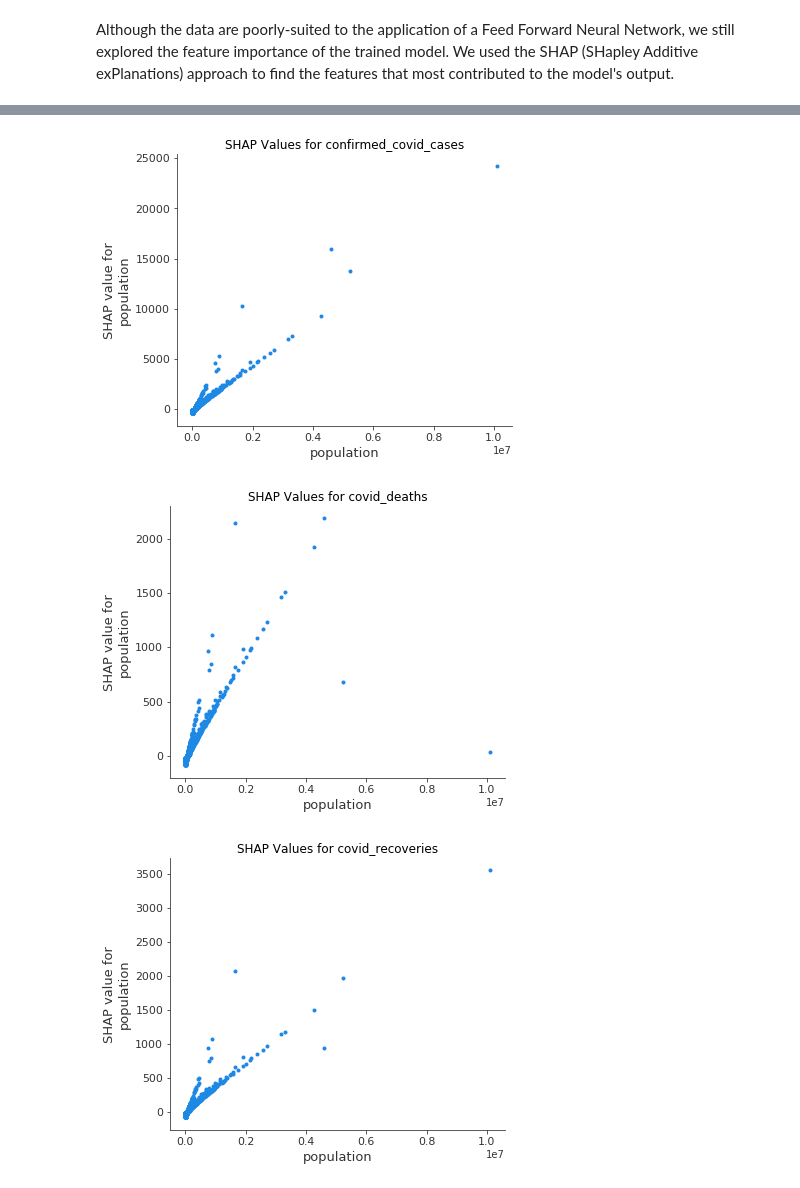
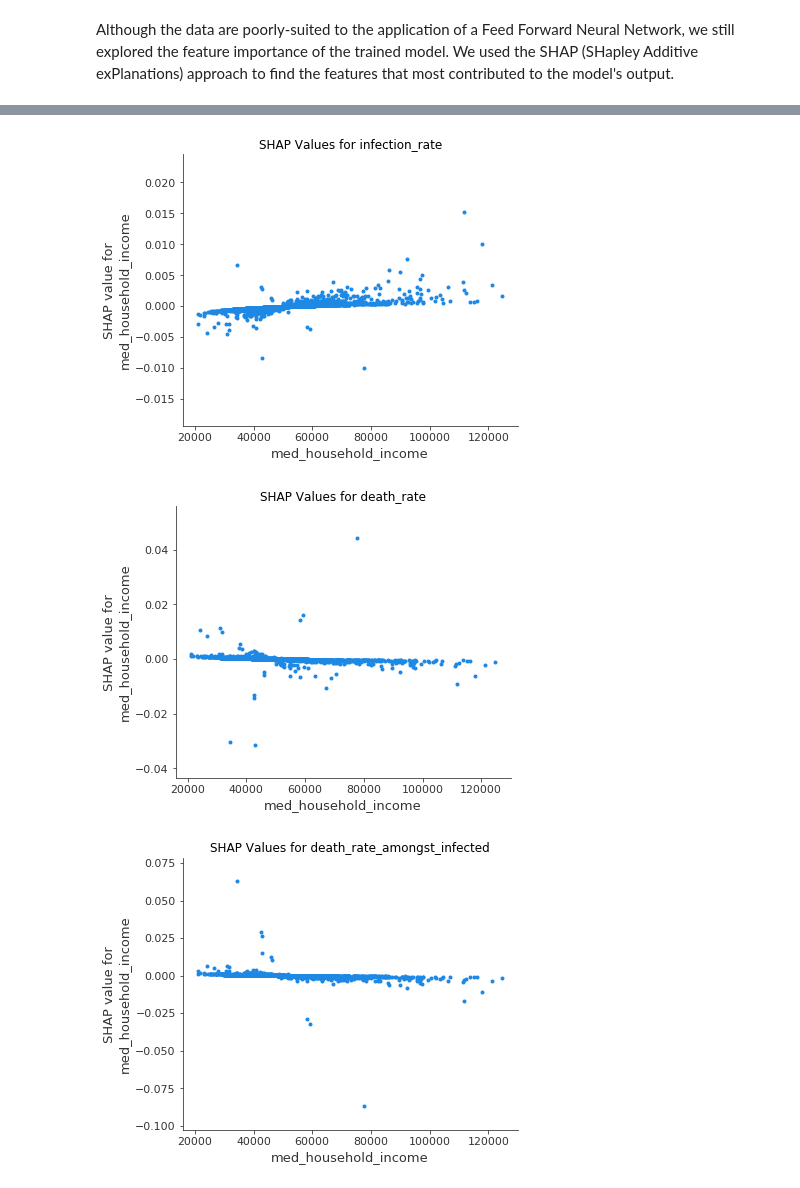
Before and after one commit to jluby/cs109_airpred, a Jupyter notebook: ffnn_analysis.ipynb, the cells around one changed output, grey strips where cells are left out. Drawn from its saved outputs; the diff is of its cells as text; code cells hidden in the pictures.

Commit message:
more data analysis for ffnn

```diff
--- a/ffnn_analysis.ipynb
+++ b/ffnn_analysis.ipynb
@@ -71,5 +71,5 @@ main_df.head()
 # %%
-responses = ['confirmed_covid_cases', 'covid_deaths', 'covid_recoveries']
+responses = ['infection_rate', 'death_rate', 'death_rate_amongst_infected']
 
 X_train, X_test, y_train, y_test = train_test_split(main_df.drop(responses + ['fips'], axis=1),
                                                     main_df[responses], test_size=0.2,
@@ -89,8 +89,8 @@ The researchers built a Feed Forward Neural Network (FFNN) to do analysis on the
 # %%
 # Hyperparameters
 n_predictors = X_train.shape[-1]
-n_responses = y_train.shape[-1]
-drop_rate = .1
+n_responses = 3
+drop_rate = .2
 
 optimizer = "adam"
 loss = "mse"
@@ -104,10 +104,10 @@ verbose = 2
 A simple, shallow architecture was used, in part because of the small size of the dataset. With only $2272$ observations in the dataset, deep learning would have not yielded any better results. It was tried, and the model overfit very quickly.
 # %%
 # Define model
-model = tf.keras.Sequential()
-model.add(tf.keras.layers.Dense(n_predictors, activation="relu", input_dim=27))
-model.add(tf.keras.layers.Dropout(drop_rate))
-model.add(tf.keras.layers.Dense(n_responses, activation="relu"))
+model = tf.keras.Sequential(name='FFNN')
+model.add(tf.keras.layers.Dense(n_predictors, activation="sigmoid", input_dim=n_predictors, name='slp'))
+model.add(tf.keras.layers.Dropout(drop_rate, name='dropout'))
+model.add(tf.keras.layers.Dense(n_responses, activation="linear", name='output'))
 
 # Compile model
 model.compile(optimizer=optimizer, loss=loss, metrics=metrics)
@@ -135,6 +135,6 @@ _________________________________________________________________
 es = tf.keras.callbacks.EarlyStopping(monitor='val_loss', mode='min', verbose=1, patience=3)
 # %%
 # Don't re-train
-# history = model.fit(X_train, y_train, batch_size=batch_size, epochs=epochs,
-#                     validation_split=validation_split, verbose=verbose,
-#                     callbacks=[es])
+history = model.fit(X_train, y_train, batch_size=batch_size, epochs=epochs,
+                    validation_split=validation_split, verbose=verbose,
+                    callbacks=[es])
@@ -261,8 +277,8 @@ def plot_shap_dependence(feature, interaction):
         plt.title(f"SHAP Values for {response}")
         plt.plot()
 # %%
-plot_shap_dependence('population', None)
+plot_shap_dependence('med_household_income', None)
 # %% [output]
-[figure, old version]
+[figure, new version]
-[figure, old version]
+[figure, new version]
-[figure, old version]
+[figure, new version]
```
Also changed, not shown: parts of 12 cells of this notebook, 3 other files.
